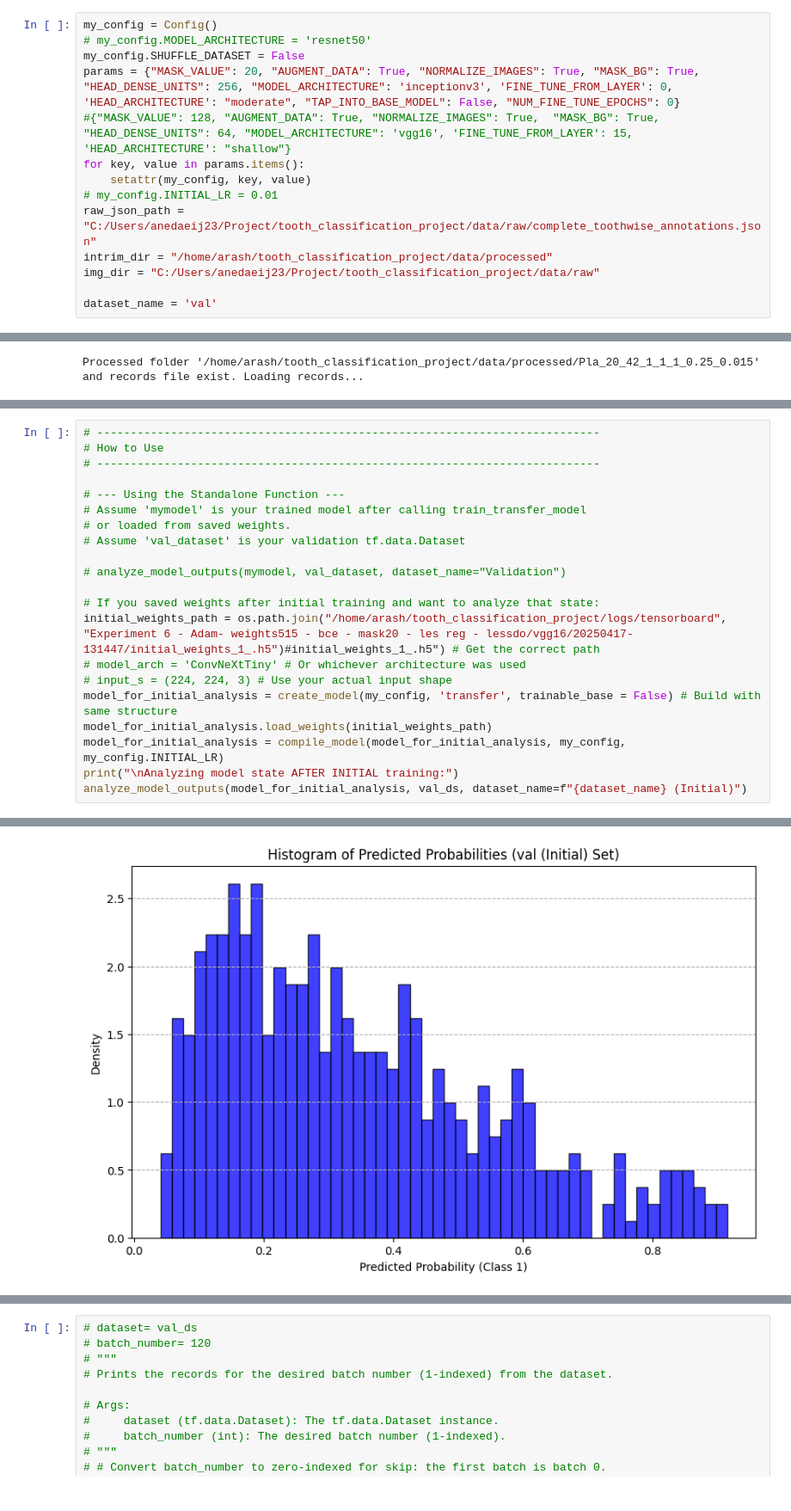
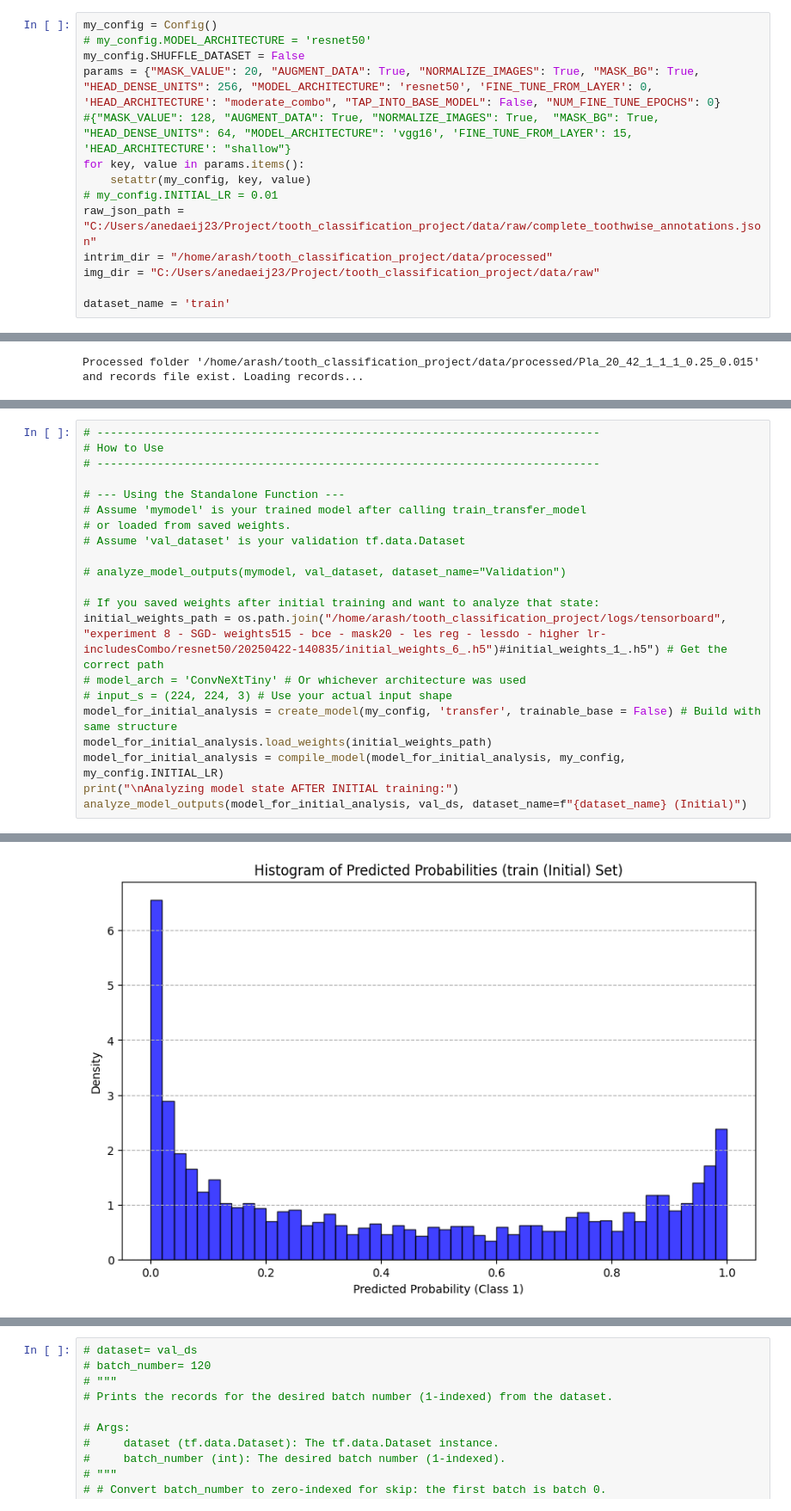
Before and after one commit to h4ppy0wl/tooth_classification_project, a Jupyter notebook: notebooks/02_model_dev.ipynb, the cells around one changed output, grey strips where cells are left out. Shown: that part at 86% size. Cells and saved outputs as stored; diff of their text form.

```diff
--- a/notebooks/02_model_dev.ipynb
+++ b/notebooks/02_model_dev.ipynb
@@ -239,7 +239,7 @@ from src.train import compile_model
 my_config = Config()
 # my_config.MODEL_ARCHITECTURE = 'resnet50'
 my_config.SHUFFLE_DATASET = False
-params = {"MASK_VALUE": 20, "AUGMENT_DATA": True, "NORMALIZE_IMAGES": True, "MASK_BG": True, "HEAD_DENSE_UNITS": 256, "MODEL_ARCHITECTURE": 'inceptionv3', 'FINE_TUNE_FROM_LAYER': 0, 'HEAD_ARCHITECTURE': "moderate", "TAP_INTO_BASE_MODEL": False, "NUM_FINE_TUNE_EPOCHS": 0}
+params = {"MASK_VALUE": 20, "AUGMENT_DATA": True, "NORMALIZE_IMAGES": True, "MASK_BG": True, "HEAD_DENSE_UNITS": 256, "MODEL_ARCHITECTURE": 'resnet50', 'FINE_TUNE_FROM_LAYER': 0, 'HEAD_ARCHITECTURE': "moderate_combo", "TAP_INTO_BASE_MODEL": False, "NUM_FINE_TUNE_EPOCHS": 0}
 #{"MASK_VALUE": 128, "AUGMENT_DATA": True, "NORMALIZE_IMAGES": True,  "MASK_BG": True, "HEAD_DENSE_UNITS": 64, "MODEL_ARCHITECTURE": 'vgg16', 'FINE_TUNE_FROM_LAYER': 15, 'HEAD_ARCHITECTURE': "shallow"}
 for key, value in params.items():
     setattr(my_config, key, value)
@@ -248,7 +248,7 @@ raw_json_path = "C:/Users/anedaeij23/Project/tooth_classification_project/data/r
 intrim_dir = "/home/arash/tooth_classification_project/data/processed"
 img_dir = "C:/Users/anedaeij23/Project/tooth_classification_project/data/raw"
 
-dataset_name = 'val'
+dataset_name = 'train'
 # %%
 my_config.SHUFFLE_DATASET
 # %% [output]
@@ -292,7 +292,7 @@ Class distribution: {0: 380, 1: 80}
 # analyze_model_outputs(mymodel, val_dataset, dataset_name="Validation")
 
 # If you saved weights after initial training and want to analyze that state:
-initial_weights_path = os.path.join("/home/arash/tooth_classification_project/logs/tensorboard", "Experiment 6 - Adam- weights515 - bce - mask20 - les reg - lessdo/vgg16/20250417-131447/initial_weights_1_.h5")#initial_weights_1_.h5") # Get the correct path
+initial_weights_path = os.path.join("/home/arash/tooth_classification_project/logs/tensorboard", "experiment 8 - SGD- weights515 - bce - mask20 - les reg - lessdo - higher lr- includesCombo/resnet50/20250422-140835/initial_weights_6_.h5")#initial_weights_1_.h5") # Get the correct path
 # model_arch = 'ConvNeXtTiny' # Or whichever architecture was used
 # input_s = (224, 224, 3) # Use your actual input shape
 model_for_initial_analysis = create_model(my_config, 'transfer', trainable_base = False) # Build with same structure
@@ -315,2 +315,2 @@ Successfully gathered 460 labels and predictions.
 Plotting histogram of predicted probabilities...
-[figure, old version]
+[figure, new version]
```
Also changed, not shown: parts of 8 cells of this notebook, 6 other files.
